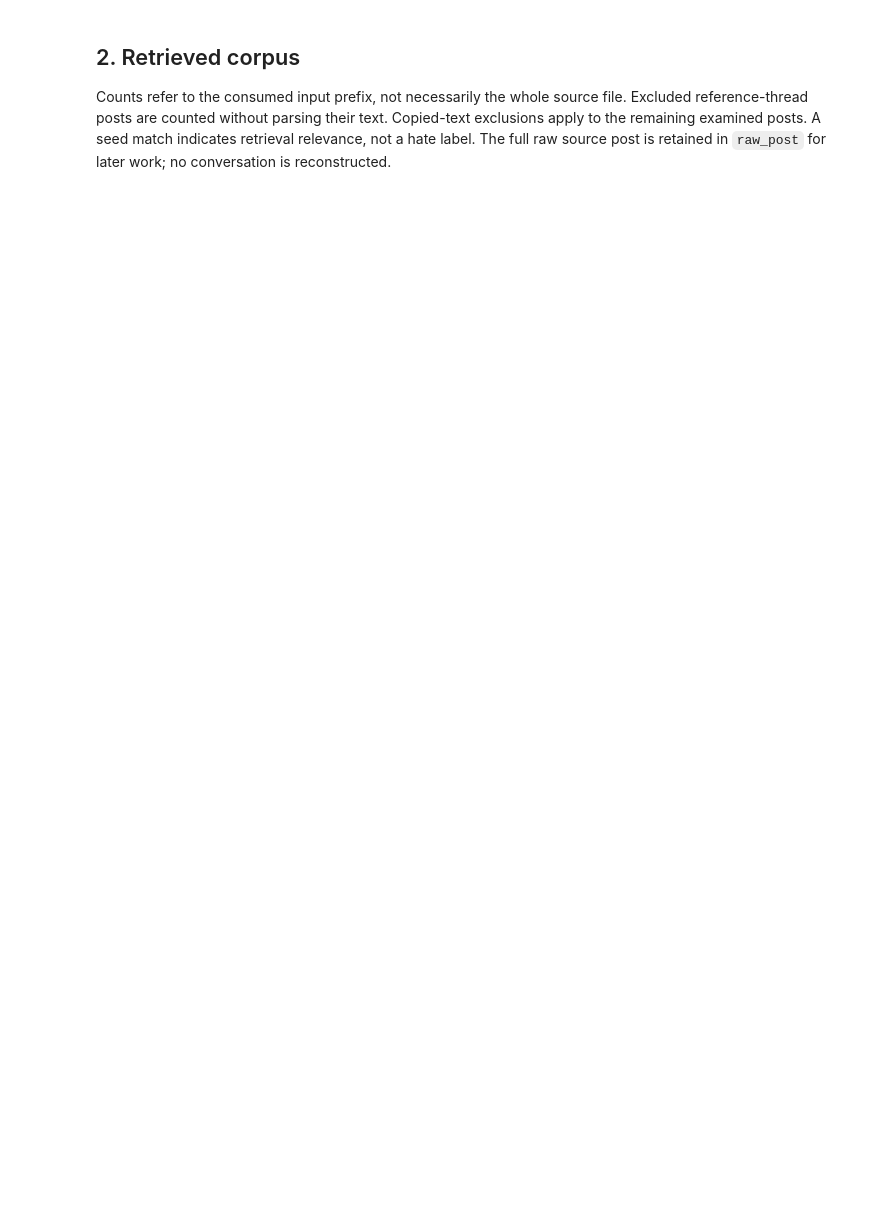
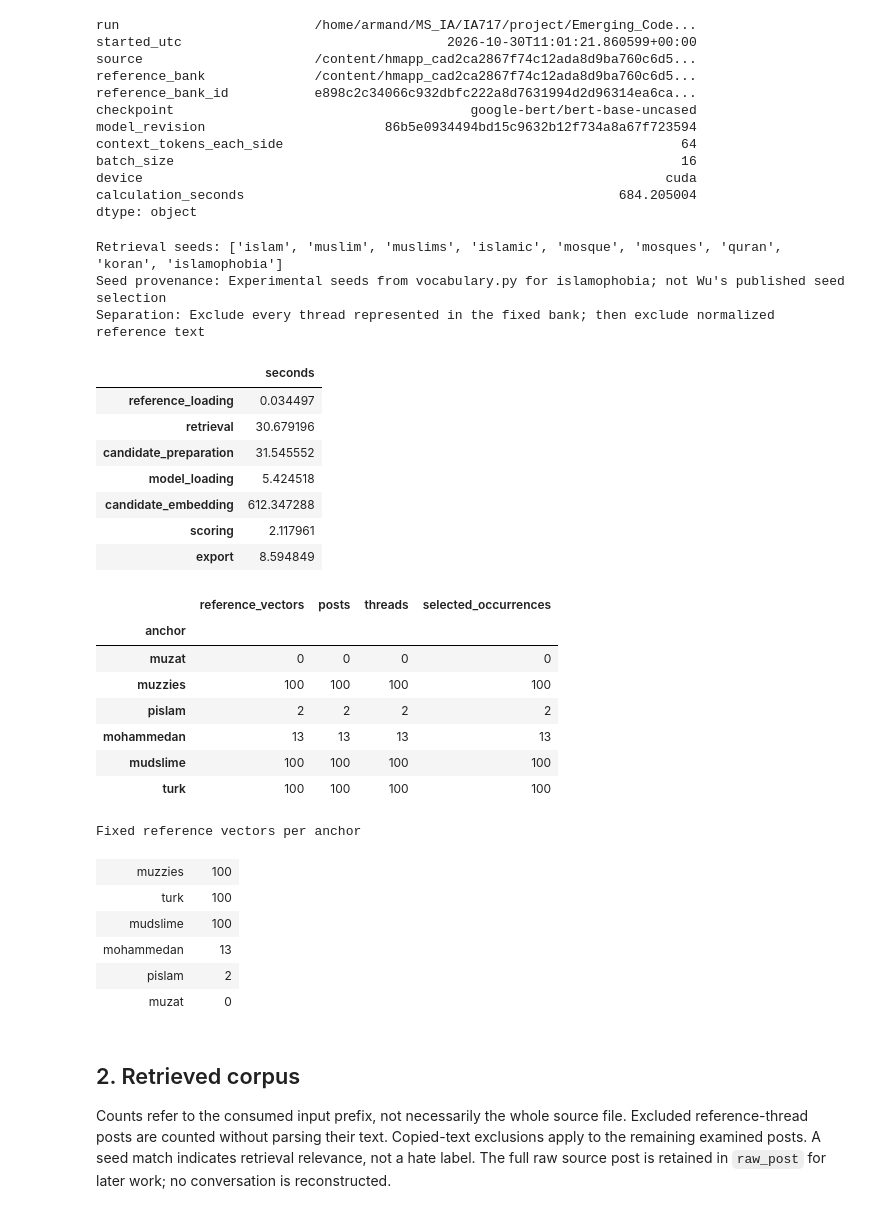
Before and after one commit to FaureArm/Emerging_Coded_Hate_Speech, a Jupyter notebook: src/Results.ipynb, the cells around one changed output. Cells and saved outputs as stored; diff of their text form; code cells hidden in the pictures; blank space fills up the shorter version.

```diff
--- a/src/Results.ipynb
+++ b/src/Results.ipynb
@@ -22,37 +24,76 @@ if not (PROJECT_ROOT / "src/utils/results.py").is_file():
 sys.path.insert(0, str(PROJECT_ROOT / "src"))
 from utils.results import load_run, inspection_view, phrase_pattern, highlight_word_spans, bar_chart_html
 
-RUN_DIRECTORY = PROJECT_ROOT / "artifacts/raiders_antisemitism_broad_seeds"
+RUN_DIRECTORY = PROJECT_ROOT / "artifacts/raiders_islamophobia_20261030T103802_739674Z"
 
 run_info, tables, candidate_stage_counts = load_run(RUN_DIRECTORY)
 posts = tables["discovery_posts"]
 rankings = tables["ranked_candidates"]
 occurrences = tables["candidate_occurrences"]
 post_scores = tables["candidate_post_scores"]
 seed_words = run_info["seed_words"]
 anchor_variants = list(dict.fromkeys(
     variant for variants in run_info["anchor_terms"].values() for variant in variants
 ))
 
 display(pd.Series({
     "run": str(RUN_DIRECTORY), "started_utc": run_info["started_at_utc"],
     "source": run_info["retrieval"]["source_path"],
     "reference_bank": run_info["reference_bank"]["path"],
     "reference_bank_id": run_info["reference_bank"]["identifier_sha256"],
     "checkpoint": run_info["embedding_config"]["checkpoint"],
     "model_revision": run_info["embedding_config"]["resolved_revision"],
     "context_tokens_each_side": run_info["embedding_config"]["context_tokens_each_side"],
     "batch_size": run_info["candidate_batch_size"], "device": run_info["device"],
     "calculation_seconds": run_info["calculation_seconds"],
 }))
 print("Retrieval seeds:", seed_words)
 print("Seed provenance:", run_info["seed_provenance"])
 print("Separation:", run_info["retrieval"]["separation"])
 display(pd.Series(run_info["stage_seconds"], name="seconds").to_frame())
 reference_coverage = tables["reference_coverage"].set_index("anchor")
 display(reference_coverage)
 display(HTML(bar_chart_html(reference_coverage["reference_vectors"].sort_values(ascending=False),
                             "Fixed reference vectors per anchor")))
+# %% [output]
+run                         /home/armand/MS_IA/IA717/project/Emerging_Code...
+started_utc                                  2026-10-30T11:01:21.860599+00:00
+source                      /content/hmapp_cad2ca2867f74c12ada8d9ba760c6d5...
+reference_bank              /content/hmapp_cad2ca2867f74c12ada8d9ba760c6d5...
+reference_bank_id           e898c2c34066c932dbfc222a8d7631994d2d96314ea6ca...
+checkpoint                                      google-bert/bert-base-uncased
+model_revision                       86b5e0934494bd15c9632b12f734a8a67f723594
+context_tokens_each_side                                                   64
+batch_size                                                                 16
+device                                                                   cuda
+calculation_seconds                                                684.205004
+dtype: object
+Retrieval seeds: ['islam', 'muslim', 'muslims', 'islamic', 'mosque', 'mosques', 'quran', 'koran', 'islamophobia']
+Seed provenance: Experimental seeds from vocabulary.py for islamophobia; not Wu's published seed selection
+Separation: Exclude every thread represented in the fixed bank; then exclude normalized reference text
+|  | seconds |
+| reference_loading | 0.034497 |
+| retrieval | 30.679196 |
+| candidate_preparation | 31.545552 |
+| model_loading | 5.424518 |
+| candidate_embedding | 612.347288 |
+| scoring | 2.117961 |
+| export | 8.594849 |
+|  | reference_vectors | posts | threads | selected_occurrences |
+| anchor |  |  |  |  |
+| muzat | 0 | 0 | 0 | 0 |
+| muzzies | 100 | 100 | 100 | 100 |
+| pislam | 2 | 2 | 2 | 2 |
+| mohammedan | 13 | 13 | 13 | 13 |
+| mudslime | 100 | 100 | 100 | 100 |
+| turk | 100 | 100 | 100 | 100 |
+Fixed reference vectors per anchor
+| muzzies |  | 100 |
+| turk |  | 100 |
+| mudslime |  | 100 |
+| mohammedan |  | 13 |
+| pislam |  | 2 |
+| muzat |  | 0 |
 # %% [markdown]
 ## 2. Retrieved corpus
 
```
Also changed, not shown: parts of 7 cells of this notebook, 11 other files.
